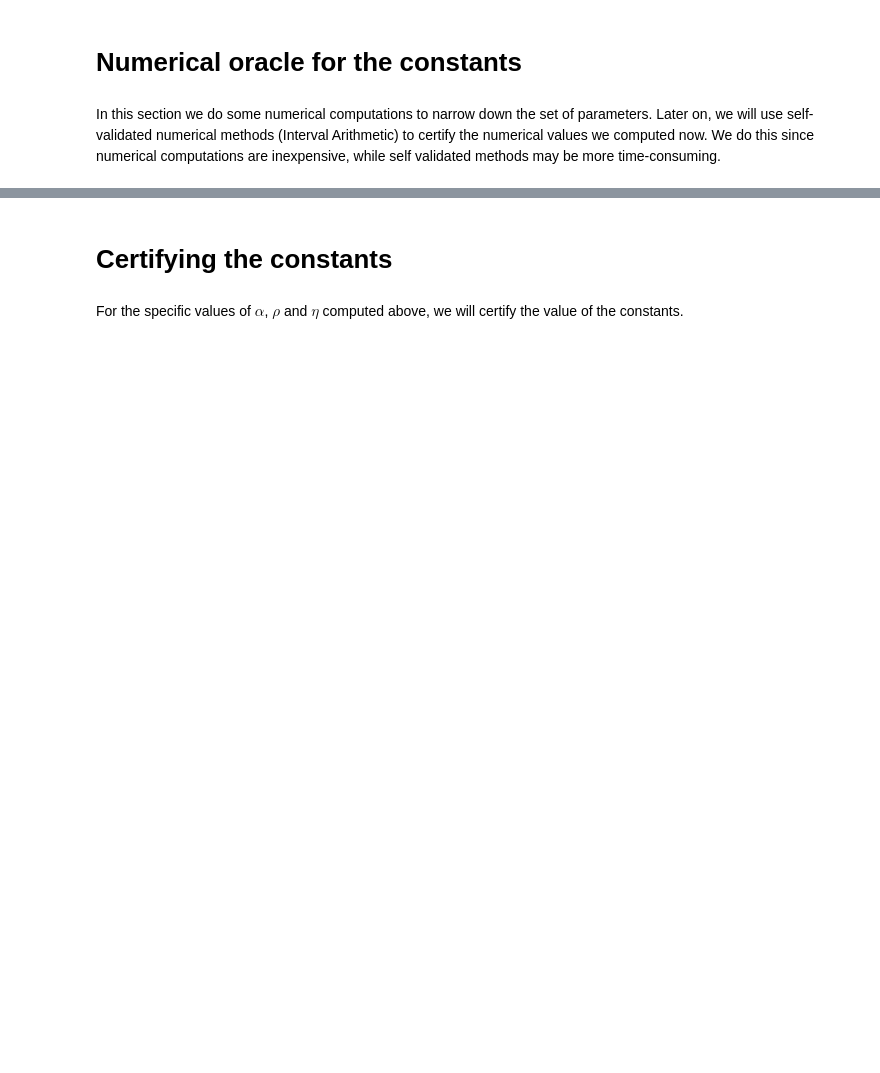
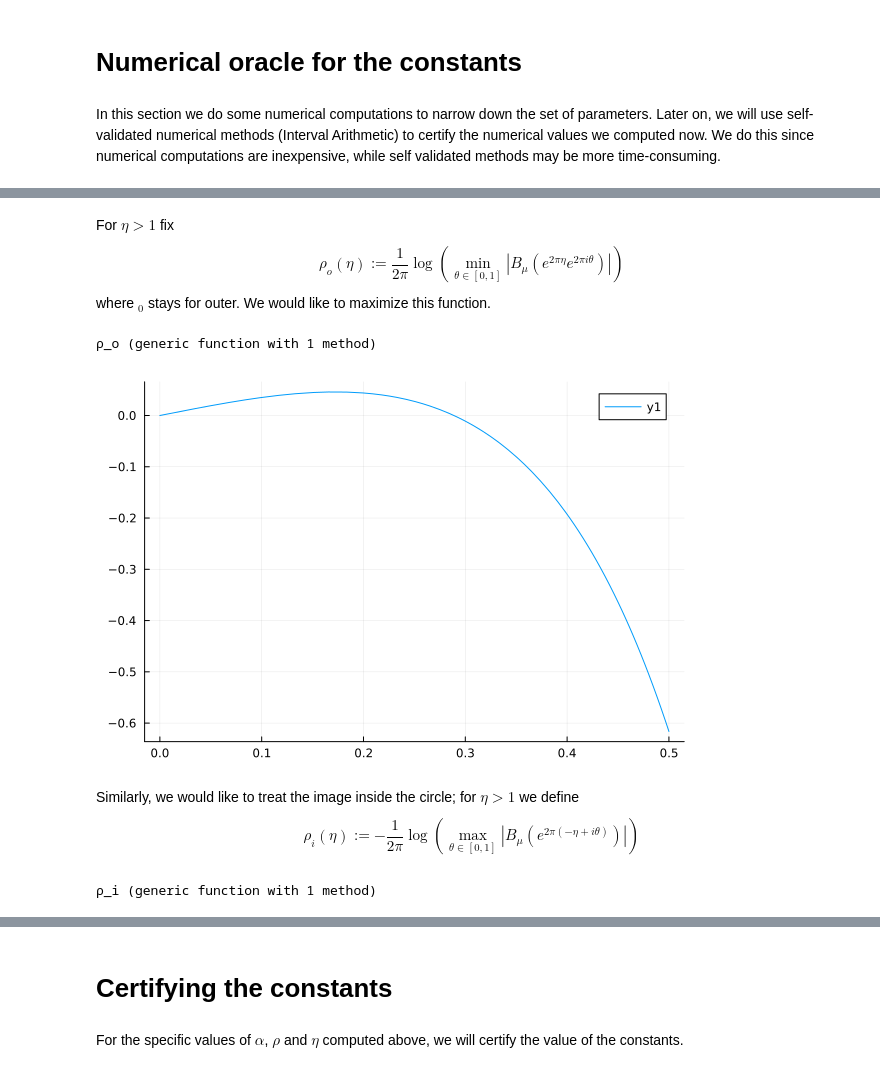
Before and after one commit to orkolorko/ExperimentsPseudospectra.jl, a Jupyter notebook: notebook/Arnold/Arnold.ipynb, the cells around one changed output, grey strips where cells are left out. Drawn from its saved outputs; the diff is of its cells as text; code cells hidden in the pictures; blank space fills up the shorter version.

```diff
--- a/notebook/Arnold/Arnold.ipynb
+++ b/notebook/Arnold/Arnold.ipynb
@@ -96,6 +109,0 @@ plot(LR, 1, 100)
-# %%
-η_rad = 1:0.1:10
-
-bestrad, indexrad = findmax([LR(η) for η in η_rad])
-
-η = η_rad[indexrad]
@@ -162,0 +118,24 @@ the $||.||_{\ell^1}$ norm and the $||.||_{\ell^2}$ norm.
+# %% [markdown]
+For $\eta>1$ fix
+$$
+\rho_o(\eta):=\frac{1}{2\pi}\log\left(\min_{\theta \in [0,1]}|B_{\mu}(e^{2\pi\eta} e^{2\pi i \theta})|\right)
+$$
+where $_0$ stays for outer.
+We would like to maximize this function.
+# %%
+ρ_o(η) = log(minimum(abs.(T.([exp(2 * π*(η + im * θ)) for θ in 0:0.001:1]))))/(2*π)
+# %% [output]
+ρ_o (generic function with 1 method)
+# %%
+plot(η->ρ_o(η)-η, 0, 0.5)
+# %% [output]
+[figure, added]
+# %% [markdown]
+Similarly, we would like to treat the image inside the circle; for $\eta>1$ we define
+$$
+\rho_i(\eta) :=-\frac{1}{2\pi}\log\left(\max_{\theta \in [0, 1]}\left|B_{\mu}(e^{2\pi (-\eta + i \theta)})\right|\right)
+$$
+# %%
+ρ_i(η) = -log(maximum(abs.(T.([exp(2 * π*(-η + im * θ)) for θ in 0:0.001:1]))))/(2*π)
+# %% [output]
+ρ_i (generic function with 1 method)
```
Also changed, not shown: parts of 98 cells of this notebook, 33 other files.
